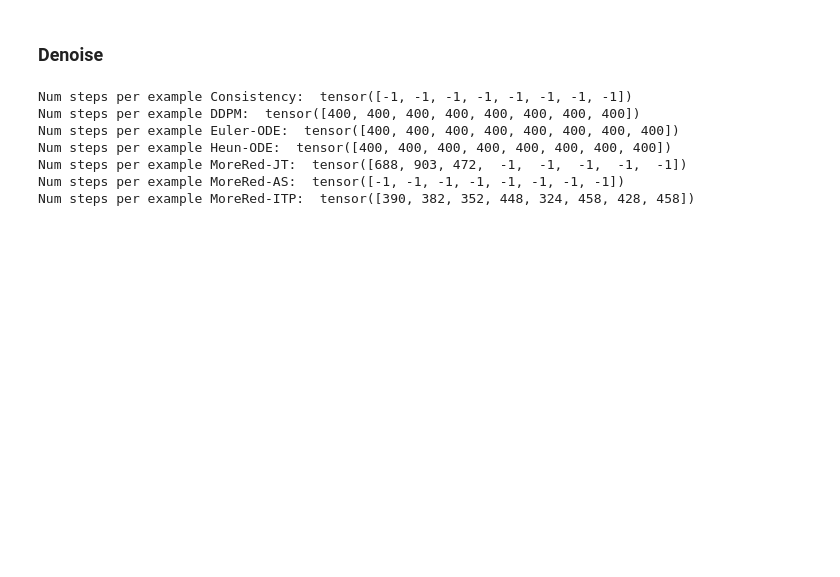
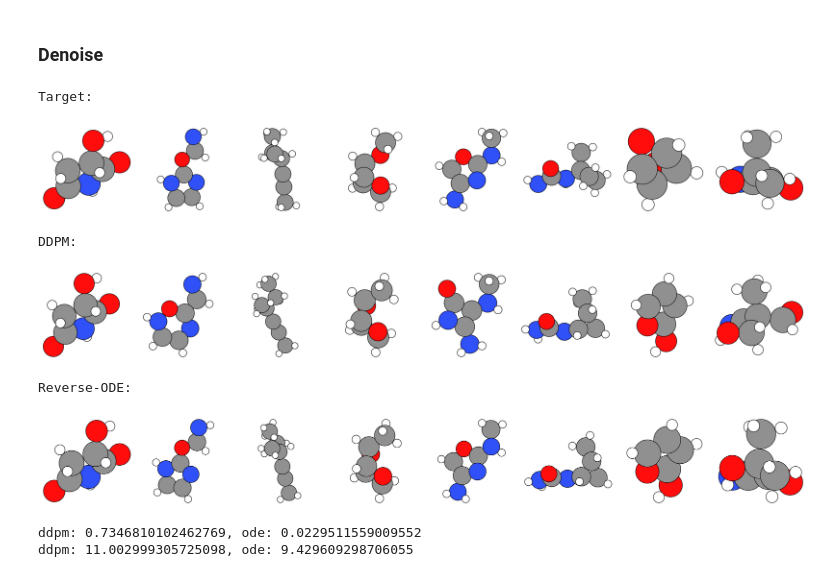
Before and after one commit to rush42/MoreRed, a Jupyter notebook: notebooks/denoising_tutorial.ipynb, the cells around one changed output. Saved outputs shown, nothing was run; the diff lists cells and outputs as text; code cells hidden in the pictures; blank space fills up the shorter version.

```diff
--- a/notebooks/denoising_tutorial.ipynb
+++ b/notebooks/denoising_tutorial.ipynb
@@ -104,16 +104,14 @@ ddpm_sampler = DDPM(
     results_on_cpu = True,
 )
 # %%
-mrd_jt_sampler = MoreRedJT(
+reverse_ode = ReverseODE(
     diff_proc,
-    morered_jt,
+    ddpm_denoiser,
+    time_key="t",
     noise_pred_key="eps_pred",
-    time_key="t",
-    time_pred_key="t_pred",
-    convergence_step=0,
     cutoff=5.,
     recompute_neighbors=False,
     save_progress= True,
     progress_stride = 1,
-    results_on_cpu = True
+    results_on_cpu = True,
 )
@@ -289,19 +206,47 @@ relaxed_itp, num_steps_itp, hist_itp = mrd_itp_sampler.denoise(batch, max_steps=
-# %%
-print("Num steps per example Consistency: ", num_steps_consistency)
-print("Num steps per example DDPM: ", num_steps_ddpm)
-print("Num steps per example Euler-ODE: ", num_steps_euler)
-print("Num steps per example Heun-ODE: ", num_steps_heun)
-print("Num steps per example MoreRed-JT: ", num_steps_jt)
-print("Num steps per example MoreRed-AS: ", num_steps_as)
-print("Num steps per example MoreRed-ITP: ", num_steps_itp)
-# %% [output]
-Num steps per example Consistency:  tensor([-1, -1, -1, -1, -1, -1, -1, -1])
-Num steps per example DDPM:  tensor([400, 400, 400, 400, 400, 400, 400, 400])
-Num steps per example Euler-ODE:  tensor([400, 400, 400, 400, 400, 400, 400, 400])
-Num steps per example Heun-ODE:  tensor([400, 400, 400, 400, 400, 400, 400, 400])
-Num steps per example MoreRed-JT:  tensor([688, 903, 472,  -1,  -1,  -1,  -1,  -1])
-Num steps per example MoreRed-AS:  tensor([-1, -1, -1, -1, -1, -1, -1, -1])
-Num steps per example MoreRed-ITP:  tensor([390, 382, 352, 448, 324, 458, 428, 458])
+# %%
+# reverse odes require time steps as well
+relaxed_ode, num_steps_ode, hist_ode = reverse_ode.denoise(batch, t=t)
+# relaxed_heun, num_steps_heun, hist_heun = reverse_heun.denoise(batch, t=t)
+
+# ddpm require time step as input
+relaxed_ddpm, num_steps_ddpm, hist_ddpm = ddpm_sampler.denoise(batch, t=t)
+# %%
+# plot the different examples
+tmp_batch = {key: val.clone() for key, val in batch.items()}
+
+print("Target:")
+plot_batch_molecules(target)
+
+print("DDPM:")
+tmp_batch.update(relaxed_ddpm)
+plot_batch_molecules(tmp_batch)
+
+print("Reverse-ODE:")
+tmp_batch.update(relaxed_ode)
+plot_batch_molecules(tmp_batch)
+# %% [output]
+Target:
+[figure, added]
+DDPM:
+[figure, added]
+Reverse-ODE:
+[figure, added]
+# %%
+i = 30
+
+diff_ddpm = (hist_ddpm[i]['_positions'] - hist_ddpm[i + 1]['_positions']).norm()
+diff_ode = (hist_ode[i]['_positions'] - hist_ode[i + 1]['_positions']).norm()
+
+
+diff_ddpm_total = (hist_ddpm[i]['_positions'] - hist_ddpm[-1]['_positions']).norm()
+diff_ode_total = (hist_ode[i]['_positions'] - hist_ode[-1]['_positions']).norm()
+
+print(f"ddpm: {diff_ddpm}, ode: {diff_ode}")
+
+print(f"ddpm: {diff_ddpm_total}, ode: {diff_ode_total}")
+# %% [output]
+ddpm: 0.7346810102462769, ode: 0.0229511559009552
+ddpm: 11.002999305725098, ode: 9.429609298706055
 # %%
 tmp_batch = {key: val.clone() for key, val in batch.items()}
 
```
Also changed, not shown: parts of 49 cells of this notebook, 1 other file.
